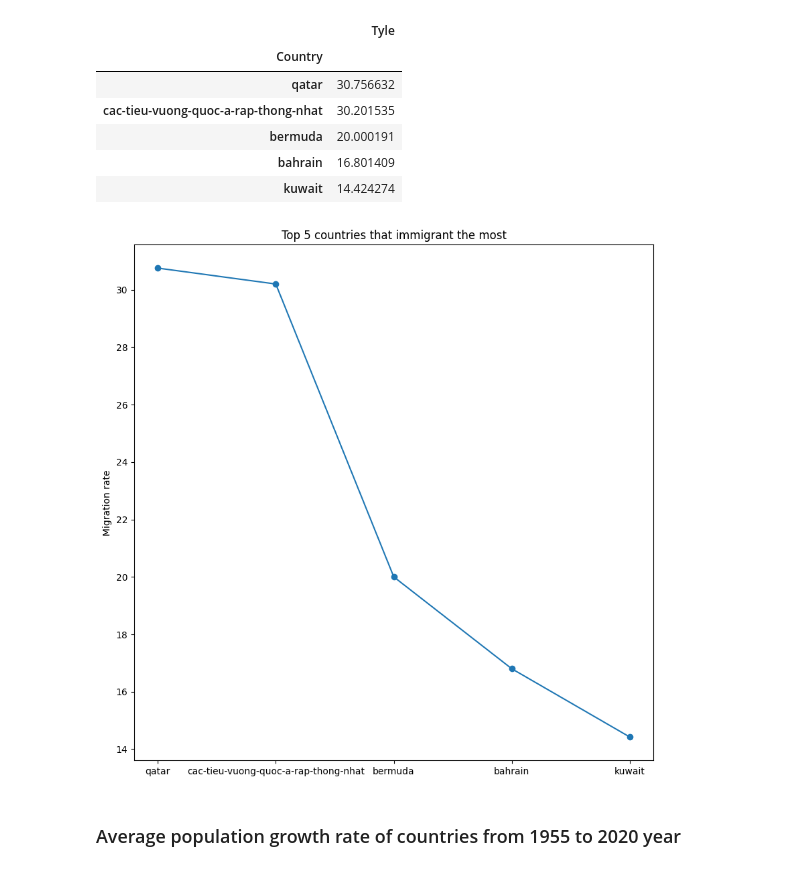
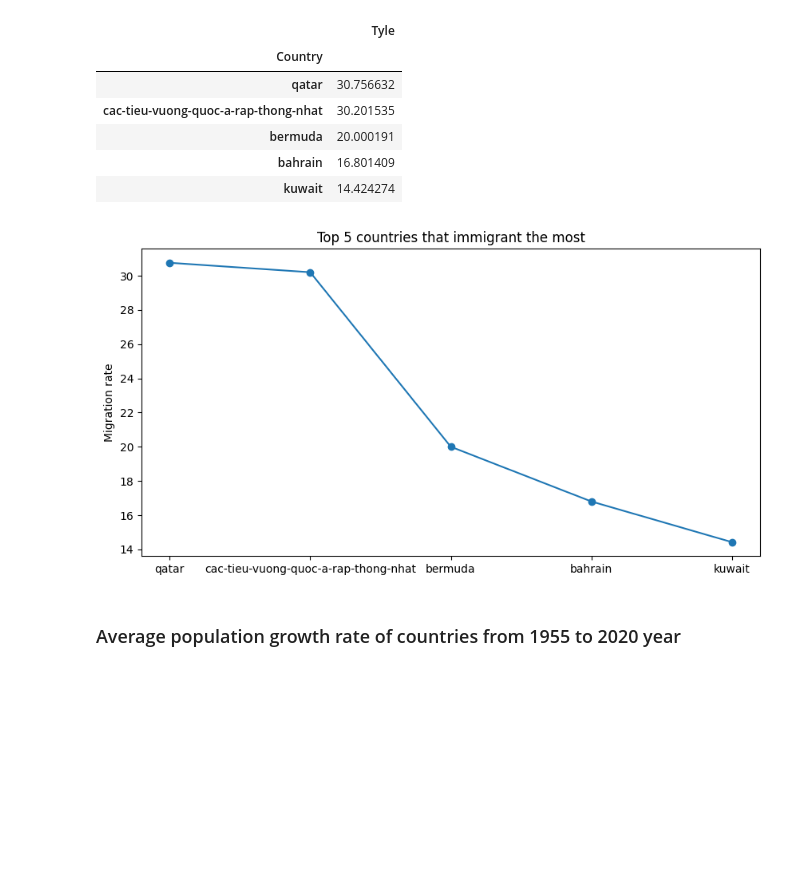
Before and after one commit to HoDangCao/Data-collection-and-population-analysis-of-Asia-and-North-America, a Jupyter notebook: DSProject - latest ver.ipynb, the cells around one changed output. Cells and saved outputs as stored; diff of their text form; code cells hidden in the pictures; blank space fills up the shorter version.

```diff
--- a/DSProject - latest ver.ipynb
+++ b/DSProject - latest ver.ipynb
@@ -247,10 +235,8 @@ List type in Urban_resident column:{<class 'str'>}
 -    The columns 'Urban_resident' has an inappropriate value (N.A.).Values like N.A. then at that time the urban population is also the population of that country. So we change the value for N.A. Then convert to int type
 # %%
 def check_Population(x):
-    if x['Urban_resident']=="N.A.":
-        return x['Population']
-    else:
-        return x['Urban_resident']
+    return x['Population'] if x['Urban_resident']=="N.A." else x['Urban_resident']
+
 df['Urban_resident']=df[['Urban_resident' ,'Population']].apply(check_Population,axis=1)
 df.Urban_resident=df.Urban_resident.apply(lambda x: x.replace(".",''))
 df.Urban_resident=df.Urban_resident.apply(lambda x: int(x))
@@ -504,13 +504,13 @@ Top5_immigrant.head()
 | bahrain | 16.801409 |
 | kuwait | 14.424274 |
 # %%
-plt.figure(figsize=(10,10))
+plt.figure(figsize=(10,5))
 plt.plot(Top5_immigrant,marker='o')
 plt.ylabel('Migration rate')
 plt.title('Top 5 countries that immigrant the most')
 plt.show()
 # %% [output]
-[figure, old version]
+[figure, new version]
 # %% [markdown]
 ### Average population growth rate of countries from 1955 to 2020 year
 # %%
```
Also changed, not shown: parts of 26 cells of this notebook.
